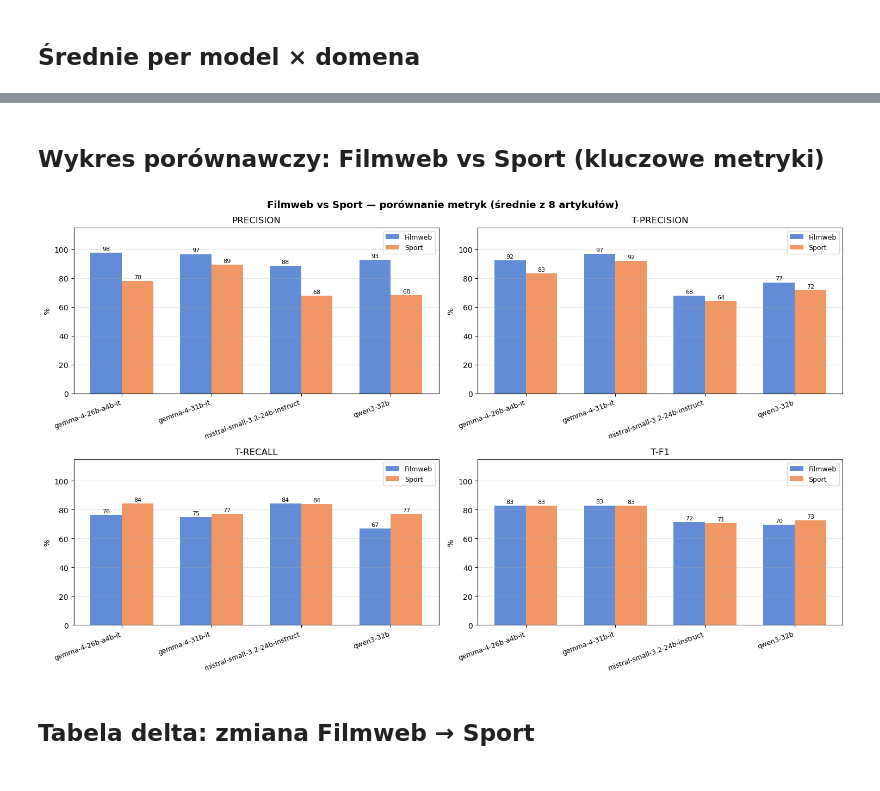
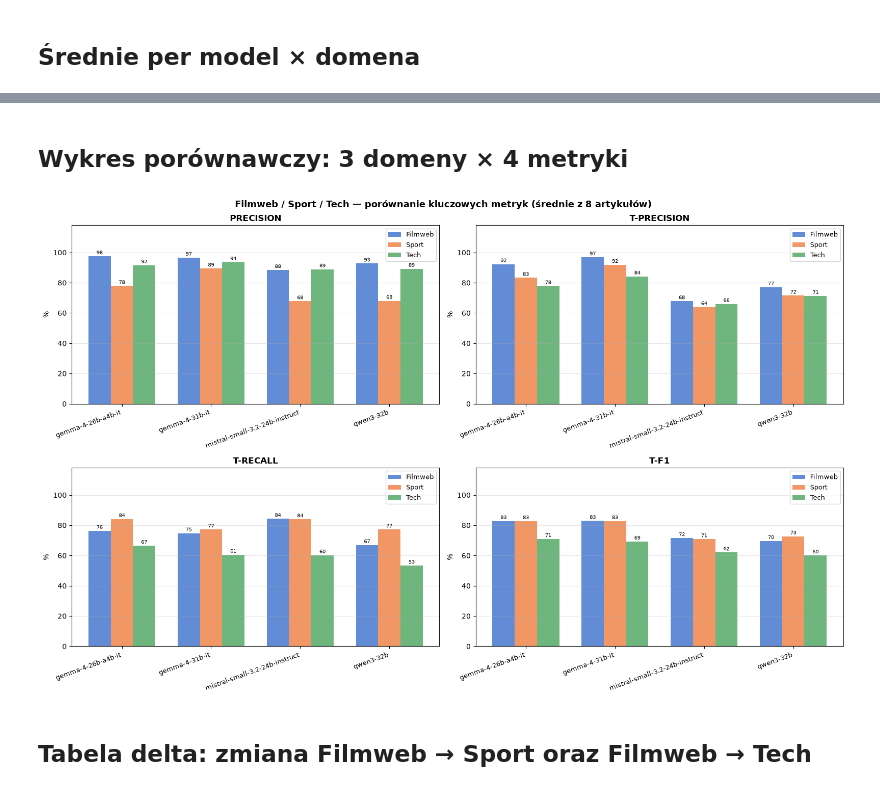
Before and after one commit to Rafal354/RAG-Knowledge-Graph-Builder, a Jupyter notebook: sql/a_steps/step_5_more_domains/analysis.ipynb, the cells around one changed output, grey strips where cells are left out. Saved outputs shown, nothing was run; the diff lists cells and outputs as text; code cells hidden in the pictures.

```diff
--- a/sql/a_steps/step_5_more_domains/analysis.ipynb
+++ b/sql/a_steps/step_5_more_domains/analysis.ipynb
@@ -107,42 +128,41 @@ Ranking wg Precision
 # %% [markdown]
-## Wykres porównawczy: Filmweb vs Sport (kluczowe metryki)
+## Wykres porównawczy: 3 domeny × 4 metryki
 # %%
 agg = df.groupby(["model_short", "domain"])[NUMERIC].mean().reset_index()
-models = TOP4
-model_labels = [short_label(m) for m in models]
-x = np.arange(len(models))
-w = 0.35
+model_labels = [short_label(m) for m in TOP4]
+x = np.arange(len(TOP4))
+w = 0.25
 
-fig, axes = plt.subplots(2, 2, figsize=(15, 9))
+fig, axes = plt.subplots(2, 2, figsize=(16, 10))
 axes = axes.flatten()
 
 for ax, metric in zip(axes, ["precision", "t_precision", "t_recall", "t_f1"]):
-    for i, domain in enumerate(["Filmweb", "Sport"]):
+    for i, domain in enumerate(DOMAINS):
         vals = []
-        for m in models:
+        for m in TOP4:
             ms = short_label(m)
             row = agg[(agg["model_short"] == ms) & (agg["domain"] == domain)]
             vals.append(row[metric].values[0] * 100 if len(row) else 0)
-        bars = ax.bar(x + (i - 0.5) * w, vals, w,
-                      label=domain, color=DOMAIN_COLORS[domain], alpha=0.85)
+        offset = (i - 1) * w
+        bars = ax.bar(x + offset, vals, w, label=domain, color=DOMAIN_COLORS[domain], alpha=0.85)
         for bar, v in zip(bars, vals):
-            ax.text(bar.get_x() + bar.get_width()/2, bar.get_height() + 0.8,
-                    f"{v:.0f}", ha="center", va="bottom", fontsize=8)
+            ax.text(bar.get_x() + bar.get_width()/2, bar.get_height() + 0.5,
+                    f"{v:.0f}", ha="center", va="bottom", fontsize=7.5)
 
     ax.set_xticks(x)
     ax.set_xticklabels(model_labels, rotation=20, ha="right", fontsize=9)
-    ax.set_ylim(0, 115)
+    ax.set_ylim(0, 118)
     ax.set_ylabel("%")
-    ax.set_title(metric.replace("_", "-").upper())
+    ax.set_title(metric.replace("_", "-").upper(), fontweight="bold")
     ax.legend(fontsize=9)
     ax.grid(axis="y", alpha=0.3)
 
-fig.suptitle("Filmweb vs Sport — porównanie metryk (średnie z 8 artykułów)", fontsize=13, fontweight="bold")
+fig.suptitle("Filmweb / Sport / Tech — porównanie kluczowych metryk (średnie z 8 artykułów)", fontsize=13, fontweight="bold")
 fig.tight_layout()
 plt.show()
 # %% [output]
-[figure, old version]
+[figure, new version]
 # %% [markdown]
-## Tabela delta: zmiana Filmweb → Sport
+## Tabela delta: zmiana Filmweb → Sport oraz Filmweb → Tech
 # %%
 agg_pivot = df.groupby(["model_short", "domain"])[NUMERIC].mean().unstack("domain").round(3)
```
Also changed, not shown: parts of 17 cells of this notebook, 3 other files.
